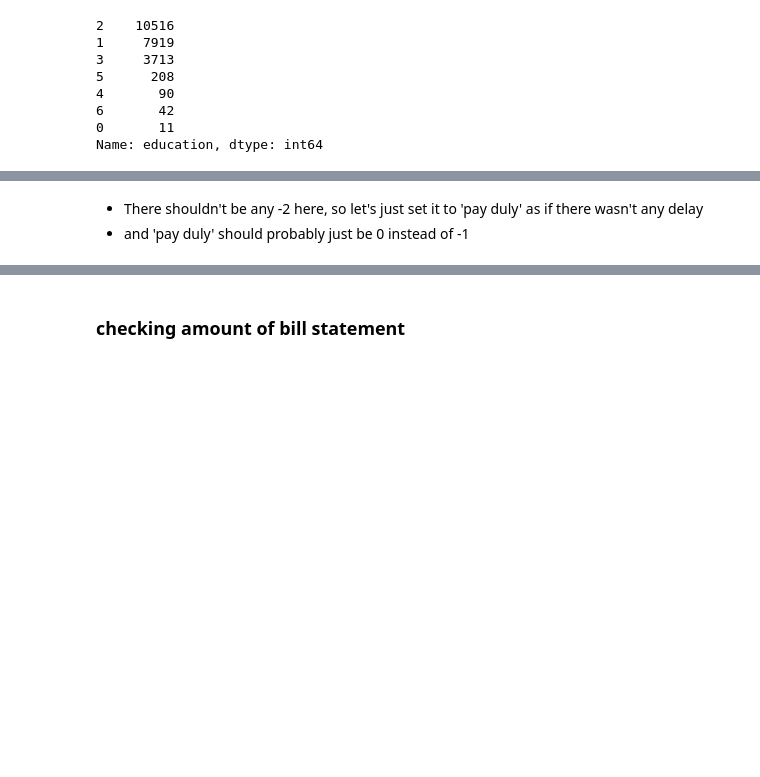
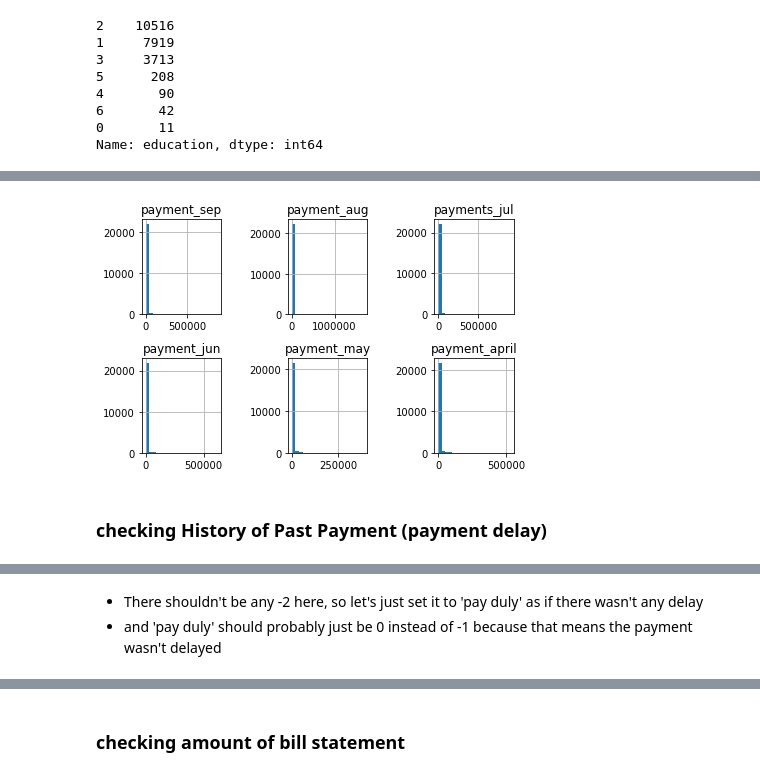
Before and after one commit to sankur7777/credit_card-default_prediction, a Jupyter notebook: scrap_notebook.ipynb, the cells around one changed output, grey strips where cells are left out. Cells and saved outputs as stored; diff of their text form; code cells hidden in the pictures; blank space fills up the shorter version.

```diff
--- a/scrap_notebook.ipynb
+++ b/scrap_notebook.ipynb
@@ -200 +240,9 @@ let's check to see what other people did first
+# %%
+# checking Amount of Previous Payment
+pay = df[['payment_sep', 'payment_aug', 'payments_jul', 'payment_jun', 'payment_may', 'payment_april']]
+draw_histograms(pay, pay.columns, 2, 3, 20)
+# %% [output]
+[figure, added]
+# %% [markdown]
+### checking History of Past Payment (payment delay)
 # %%
@@ -215,5 +262,5 @@ df[['pay_status_sept', 'pay_status_aug', 'pay_status_july', 'pay_status_june', '
 | max | 8.000000 | 8.000000 | 8.000000 | 8.000000 | 8.000000 | 8.000000 |
 # %% [markdown]
 - There shouldn't be any -2 here, so let's just set it to 'pay duly' as if there wasn't any delay
-- and 'pay duly' should probably just be 0 instead of -1
+- and 'pay duly' should probably just be 0 instead of -1 because that means the payment wasn't delayed
 # %%
```
Also changed, not shown: parts of 54 cells of this notebook.
